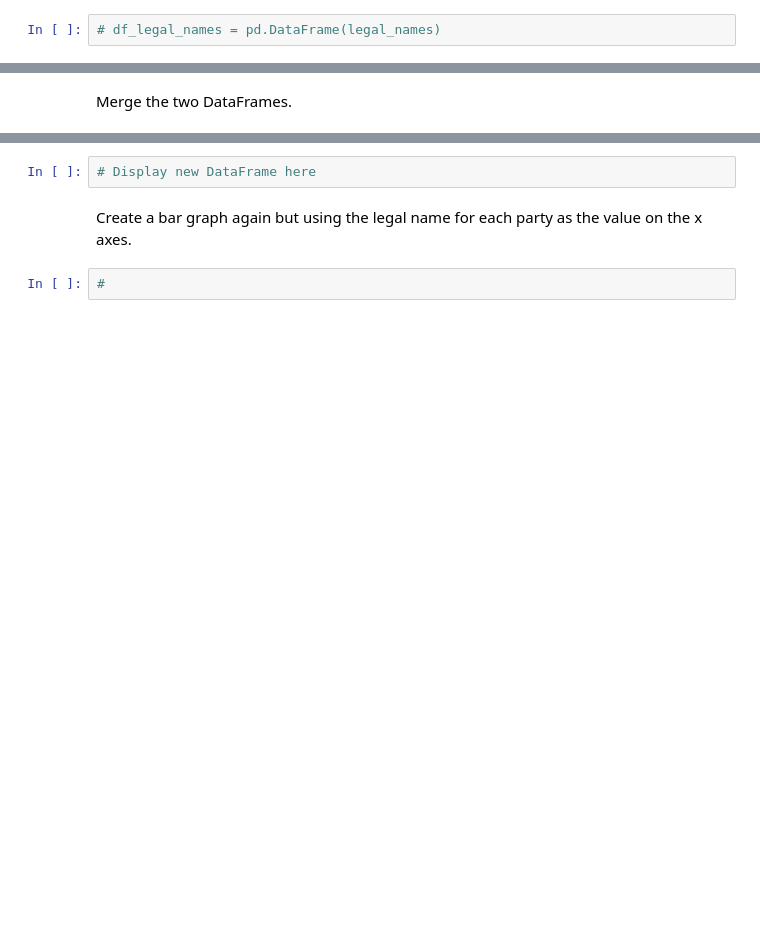
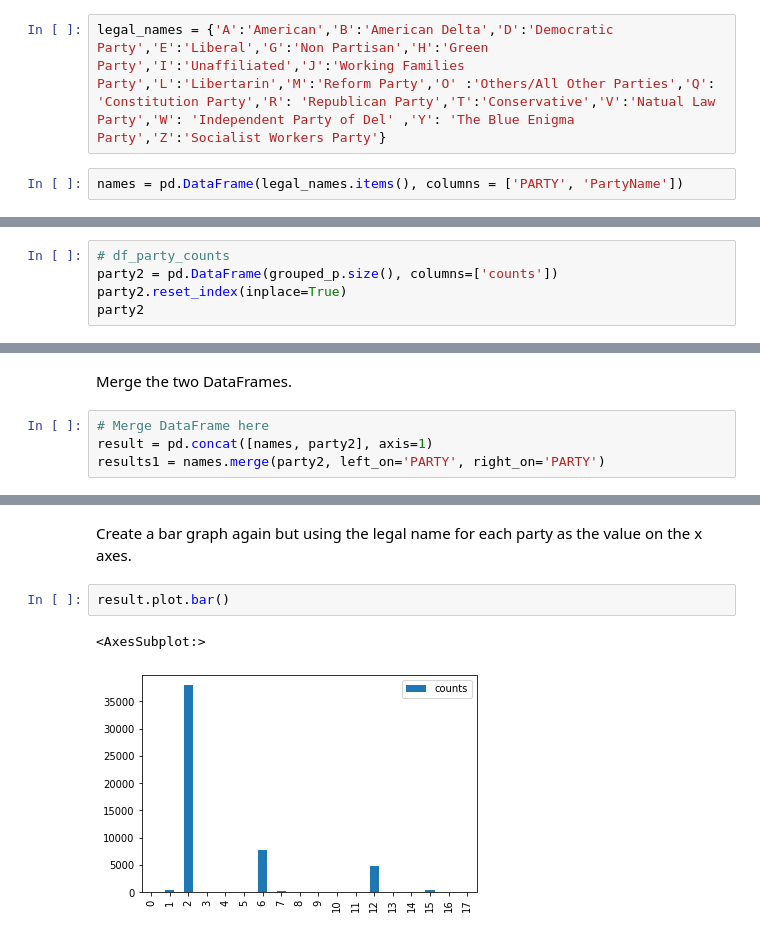
Before and after one commit to ShenghaoHuang/DataEngineering.Labs.RegisteredVotersFileWilmingtonDE, a Jupyter notebook: wilmington_de_registered_voters.ipynb, the cells around one changed output, grey strips where cells are left out. Drawn from its saved outputs; the diff is of its cells as text; blank space fills up the shorter version.

```diff
--- a/wilmington_de_registered_voters.ipynb
+++ b/wilmington_de_registered_voters.ipynb
@@ -276,2 +273,4 @@ Using the data from the documentation, create a Pandas DataFrame that contains t
+# %%
+legal_names = {'A':'American','B':'American Delta','D':'Democratic Party','E':'Liberal','G':'Non Partisan','H':'Green Party','I':'Unaffiliated','J':'Working Families Party','L':'Libertarin','M':'Reform Party','O' :'Others/All Other Parties','Q': 'Constitution Party','R': 'Republican Party','T':'Conservative','V':'Natual Law Party','W': 'Independent Party of Del' ,'Y': 'The Blue Enigma Party','Z':'Socialist Workers Party'}
 # %%
-# df_legal_names = pd.DataFrame(legal_names)
+names = pd.DataFrame(legal_names.items(), columns = ['PARTY', 'PartyName'])
@@ -285,0 +302,5 @@ Create a Pandas DataFrame that contains the Party code and the corresponding num
+# %%
+# df_party_counts
+party2 = pd.DataFrame(grouped_p.size(), columns=['counts'])
+party2.reset_index(inplace=True)
+party2
@@ -286,3 +325,7 @@ Create a Pandas DataFrame that contains the Party code and the corresponding num
 # %% [markdown]
 Merge the two DataFrames.
+# %%
+# Merge DataFrame here
+result = pd.concat([names, party2], axis=1)
+results1 = names.merge(party2, left_on='PARTY', right_on='PARTY')
 # %%
@@ -290,6 +352,7 @@ Merge the two DataFrames.
-# %%
-# Display new DataFrame here
 # %% [markdown]
 Create a bar graph again but using the legal name for each party as the value on the x axes.
-# %%
-#
+# %%
+result.plot.bar()
+# %% [output]
+<AxesSubplot:>
+[figure, added]
```
Also changed, not shown: parts of 11 cells of this notebook.
